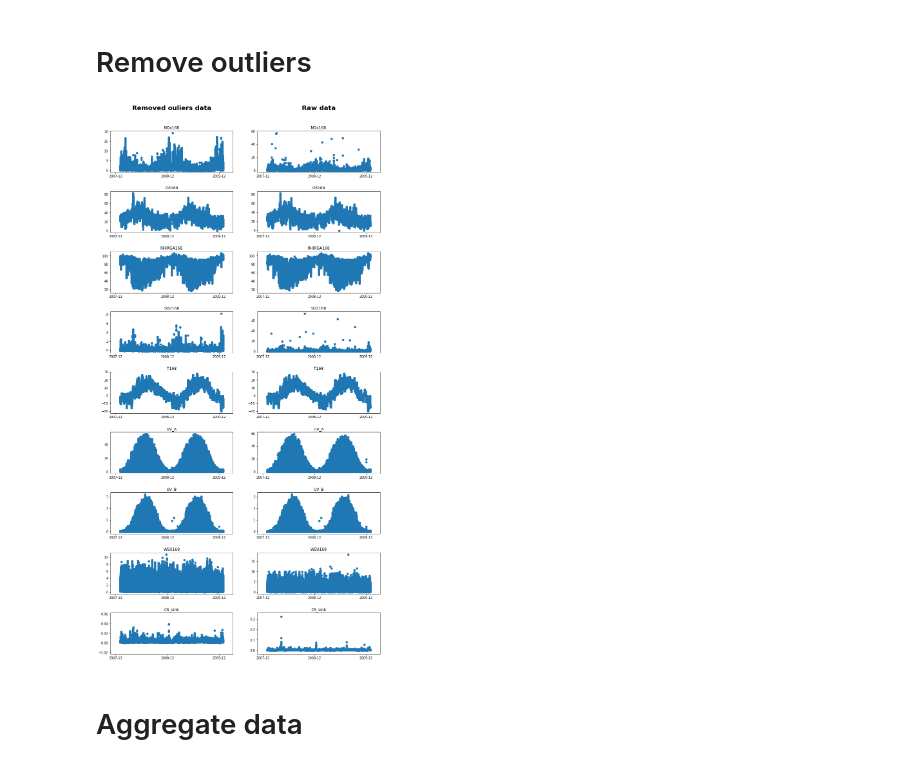
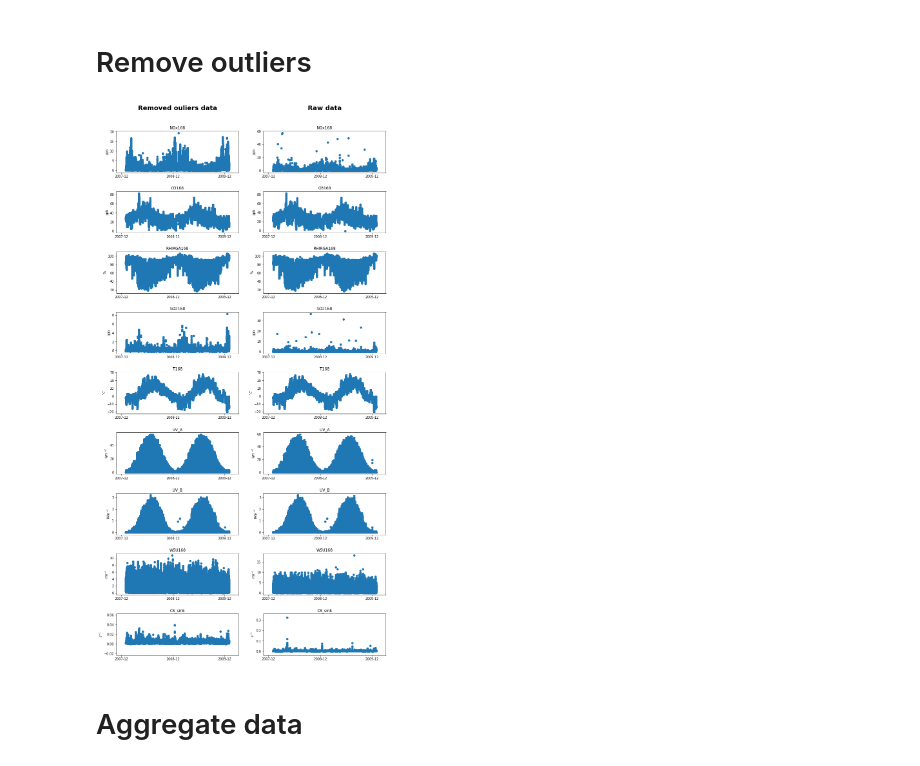
Before and after one commit to vietle94/NPF-smearII, a Jupyter notebook: Project.ipynb, the cells around one changed output. Saved outputs shown, nothing was run; the diff lists cells and outputs as text; code cells hidden in the pictures.

```diff
--- a/Project.ipynb
+++ b/Project.ipynb
@@ -91,6 +75,9 @@ condense_raw = condense_raw[(condense_raw.Time >= pd.Timestamp(2008,1,1)) & (con
 event = event[(event.Time >= pd.Timestamp(2008,1,1)) & (event.Time < pd.Timestamp(2010,1,1))]
 condense_raw.reset_index(drop = True, inplace = True)
 event.reset_index(drop = True, inplace = True)
+# %%
+unit = {'CS_sink' : '$s^{-1}$' , 'RHIRGA168' : '%', 'T168' : '$^\circ C$', 'WSU168' : '$m s^{-1}$', 'O3168' : 'ppb',
+       'NOx168' : 'ppb', 'SO2168' : 'ppb', 'UV_A' : '$W m^{-2}$', 'UV_B' : '$W m^{-2}$', 'proxy' : '$cm^{-3}$'}
 # %% [markdown]
 # Check data
 # %% [markdown]
@@ -276,6 +263,7 @@ axe = axe.flatten()
 for i in range(1, df_raw.shape[1]):
     axe[i-1].scatter(df_raw.Time, df_raw.iloc[:,i])
     axe[i-1].set_title(df_raw.columns[i])
+    axe[i-1].set_ylabel(unit.get(df_raw.columns[i]))
     axe[i-1].xaxis.set_major_locator(matplotlib.dates.MonthLocator(bymonth=12, bymonthday=1, interval=1, tz=None))
 
 fig.subplots_adjust(left=None, bottom=None, right=None, top=None, wspace=None, hspace=0.5)
@@ -335,29 +319,33 @@ condense_processed = remove_outlier(condense_raw)
 # %%
 fig, axe = plt.subplots(df_raw.shape[1] + 1,2, figsize = (15, 30), gridspec_kw={"height_ratios":np.append(0.005, np.repeat(1,df_raw.shape[1]))})
 
 axe[0,0].axis('off')
 axe[0,0].set_title('Removed ouliers data', fontweight='bold', fontsize = 20)
 axe[0,1].axis('off')
 axe[0,1].set_title('Raw data', fontweight='bold', fontsize = 20)
 
 for i in range(1, df_raw.shape[1]):
     axe[i, 0].scatter(df_processed.Time, df_processed.iloc[:,i])
     axe[i, 0].set_title(df_processed.columns[i])
+    axe[i, 0].set_ylabel(unit.get(df_processed.columns[i]))
     axe[i, 0].xaxis.set_major_locator(matplotlib.dates.MonthLocator(bymonth=12, bymonthday=1, interval=1, tz=None))
     axe[i, 1].scatter(df_raw.Time, df_raw.iloc[:,i])
     axe[i, 1].set_title(df_raw.columns[i])
+    axe[i, 1].set_ylabel(unit.get(df_raw.columns[i]))
     axe[i, 1].xaxis.set_major_locator(matplotlib.dates.MonthLocator(bymonth=12, bymonthday=1, interval=1, tz=None))
 
 axe[df_raw.shape[1] , 0].scatter(condense_processed.Time, condense_processed.CS_sink)
 axe[df_raw.shape[1] , 0].set_title('CS_sink')
+axe[df_raw.shape[1] , 0].set_ylabel(unit.get('CS_sink'))
 axe[df_raw.shape[1] , 0].xaxis.set_major_locator(matplotlib.dates.MonthLocator(bymonth=12, bymonthday=1, interval=1, tz=None))
 axe[df_raw.shape[1] , 1].scatter(condense_raw.Time, condense_raw.CS_sink)
 axe[df_raw.shape[1] , 1].set_title('CS_sink')
+axe[df_raw.shape[1] , 1].set_ylabel(unit.get('CS_sink'))
 axe[df_raw.shape[1] , 1].xaxis.set_major_locator(matplotlib.dates.MonthLocator(bymonth=12, bymonthday=1, interval=1, tz=None))
 
 fig.subplots_adjust(left=None, bottom=0.1, right=None, top=None, wspace=None, hspace=0.5)
 # %% [output]
-[figure, old version]
+[figure, new version]
 # %% [markdown]
 # Aggregate data
 # %% [markdown]
```
Also changed, not shown: parts of 14 cells of this notebook.
